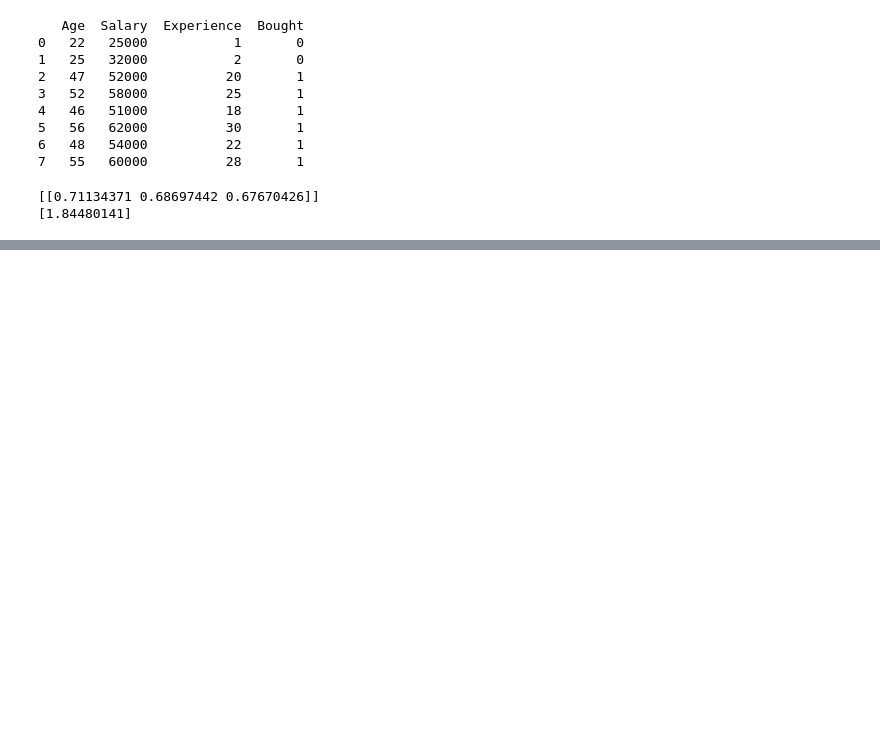
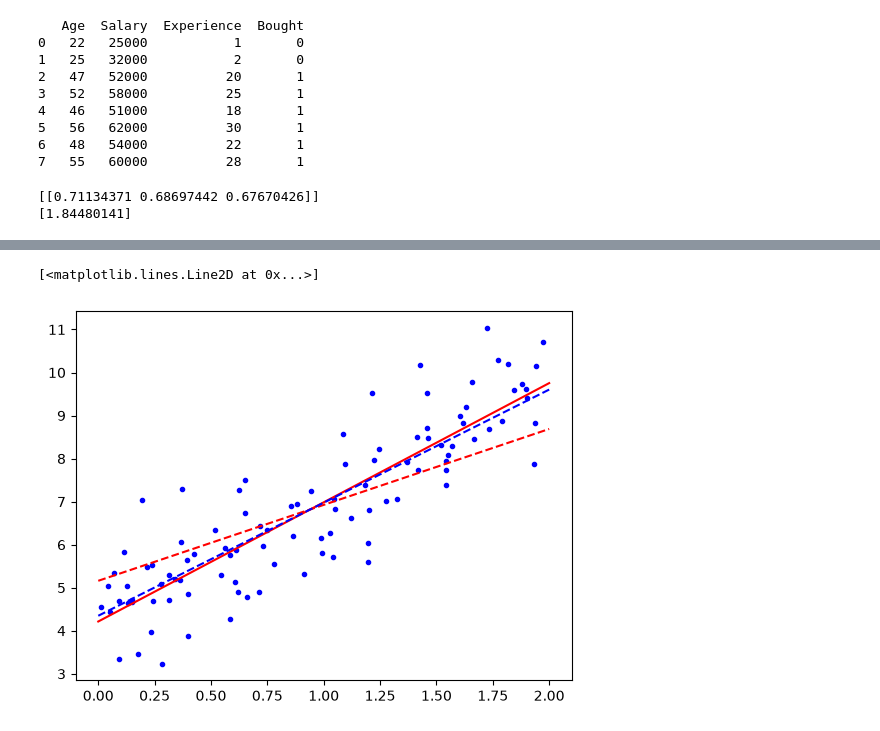
Before and after one commit to chaitu25127/machine-learning, a Jupyter notebook: machine learning.ipynb, the cells around one changed output, grey strips where cells are left out. Saved outputs shown, nothing was run; the diff lists cells and outputs as text; code cells hidden in the pictures; blank space fills up the shorter version.

```diff
--- a/machine learning.ipynb
+++ b/machine learning.ipynb
@@ -442,0 +474,12 @@ print(ridge.intercept_)
+# %%
+#basix gradient descent (without regularization)
+
+eta=0.01
+epochs=500
+m=100
+
+theta = np.random.randn(2,1)
+
+for _ in range(epochs):
+    grad = (2/m) * x_b.T@ (x_b @ theta - y)
+    theta = theta - eta * grad
@@ -442,0 +566,13 @@ print(ridge.intercept_)
+# %%
+ridge_theta = train(alpha =0.01,penalty="l2")
+plt.plot(X,y,"b.")
+plt.plot(x_line,x_line_b @ ridge_theta,"r-")
+ridge_=train(alpha = 20,penalty="l2")
+plt.plot(x_line,x_line_b @ ridge_,"r--")
+theta_lasso = train(alpha=10, penalty="l1")
+plt.plot(x_line,x_line_b @ theta_lasso,"b--")
+
+#-> the aplha values define how strong our regularization is -> to large = overfit -> to short = underfit
+# %% [output]
+[<matplotlib.lines.Line2D at 0x...>]
+[figure, added]
```
Also changed, not shown: parts of 12 cells of this notebook.
